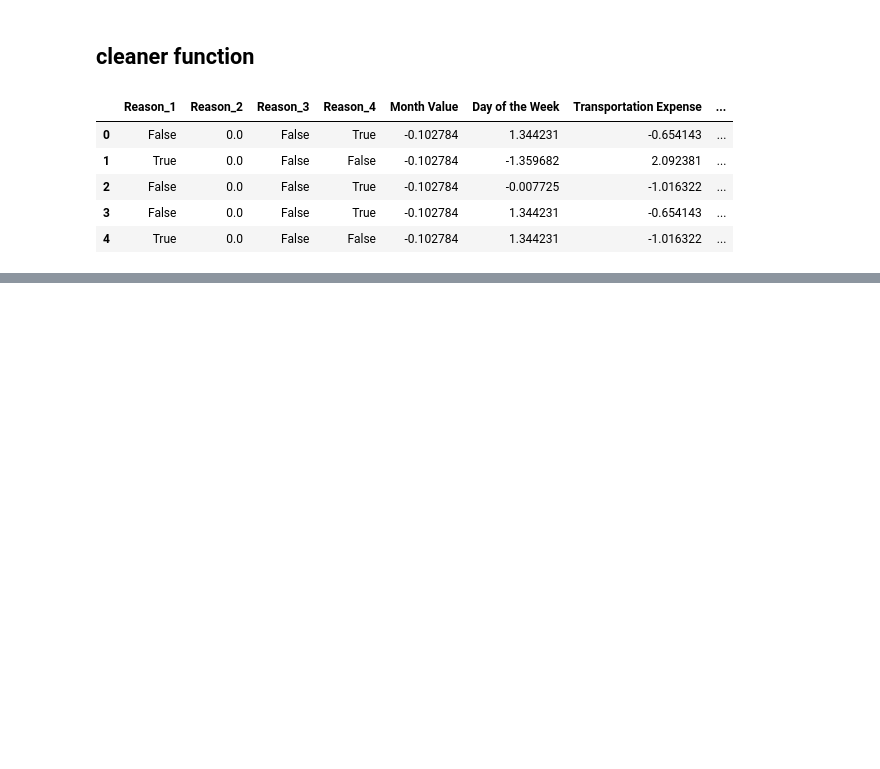
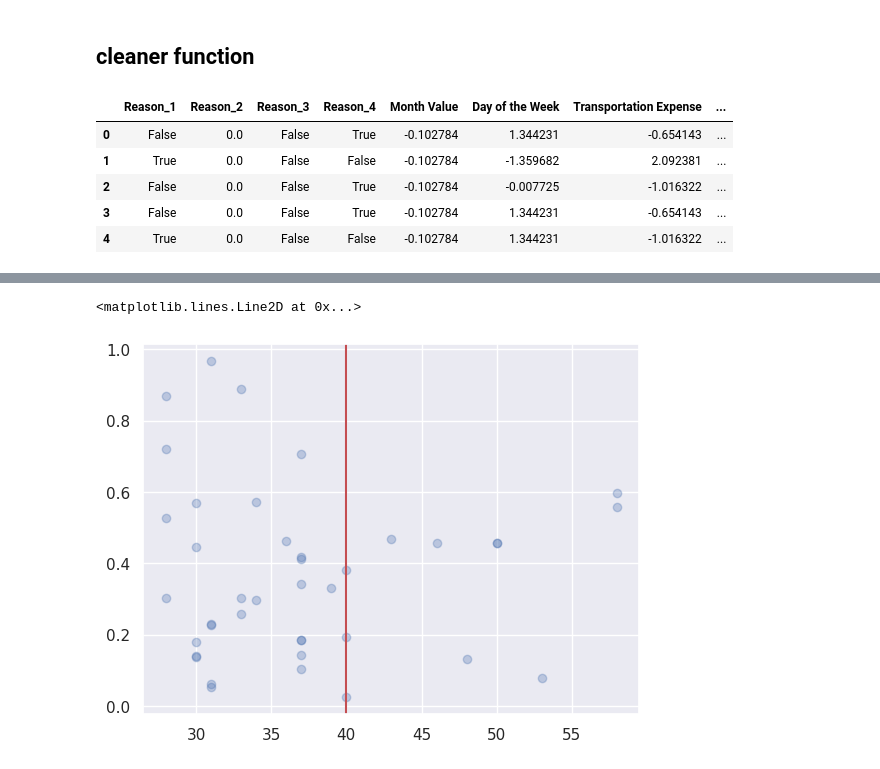
Before and after one commit to LastExile16/DataScience, a Jupyter notebook: case_study/tf_absenteeism_final/load_model.ipynb, the cells around one changed output, grey strips where cells are left out. Saved outputs shown, nothing was run; the diff lists cells and outputs as text; code cells hidden in the pictures; blank space fills up the shorter version.

Commit message:
load and analysis

```diff
--- a/case_study/tf_absenteeism_final/load_model.ipynb
+++ b/case_study/tf_absenteeism_final/load_model.ipynb
@@ -89,9 +93,9 @@ def load_and_clean_data(data_csv, scaler_file):
     # concatenate the dummies
     scaled_inputs_df = pd.DataFrame(data=scaled_inputs, columns=tobe_scaled_cols)
     data = pd.concat([df[dummy_cols], scaled_inputs_df], axis=1)
-    return data
+    return data, preprocessed_data
 # %%
-new_data = load_and_clean_data('Absenteeism_new_data.csv', 'absenteeism_scaler')
+new_data, unscaled_data = load_and_clean_data('Absenteeism_new_data.csv', 'absenteeism_scaler')
 # %%
 tfmodel = tfk__load_model('absenteeism_model.h5')
 # fitted_model.evaluate('../')
@@ -109,5 +113,5 @@ x = np.asarray(new_data).astype('float32')
 # %%
 tensorData = tf.convert_to_tensor(x)
 # %%
-tfmodel.predict(x)
+predicted_result = tfmodel.predict(x)
 # %% [output]
@@ -131,0 +139,2 @@ array([[0.13952322],
+# %%
+unscaled_data['Probability'] = predicted_result
@@ -131,0 +161,6 @@ array([[0.13952322],
+# %%
+plt.scatter(unscaled_data['Age'], unscaled_data['Probability'], alpha=0.3)
+plt.axvline(x=40, color='r')
+# %% [output]
+<matplotlib.lines.Line2D at 0x...>
+[figure, added]
```
Also changed, not shown: parts of 9 cells of this notebook.
